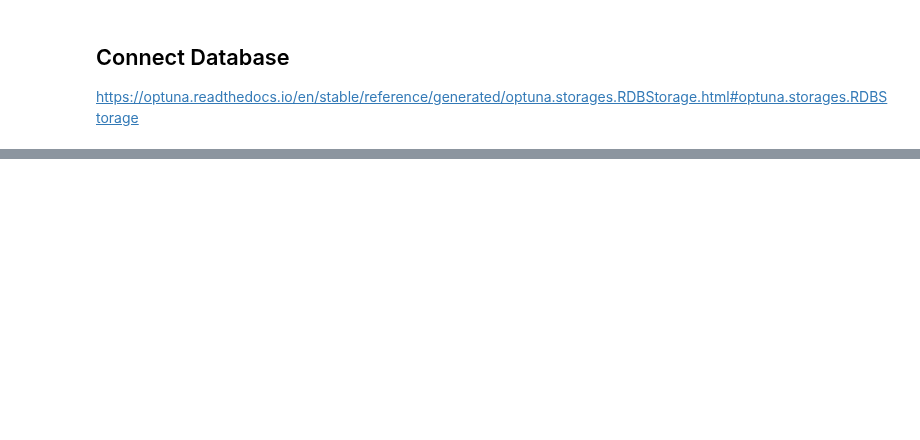
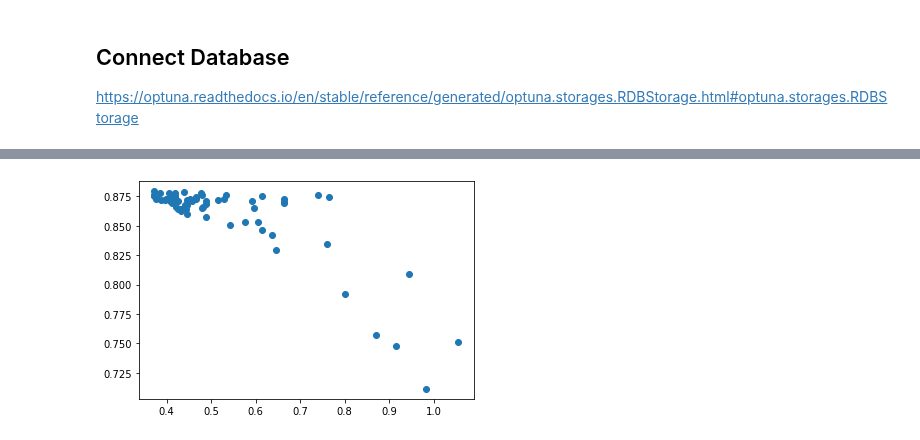
Before and after one commit to goerlitz/nlp-classification, a Jupyter notebook: notebooks/10kGNAD/colab/21d_10kGNAD_optuna_trial_analysis.ipynb, the cells around one changed output, grey strips where cells are left out. Saved outputs shown, nothing was run; the diff lists cells and outputs as text; code cells hidden in the pictures; blank space fills up the shorter version.

```diff
--- a/notebooks/10kGNAD/colab/21d_10kGNAD_optuna_trial_analysis.ipynb
+++ b/notebooks/10kGNAD/colab/21d_10kGNAD_optuna_trial_analysis.ipynb
@@ -76,0 +115,5 @@ fig.show()
+# %%
+import matplotlib.pyplot as plt
+plt.scatter(metrics_df.eval_loss, metrics_df.eval_f1);
+# %% [output]
+[figure, added]
```
Also changed, not shown: parts of 15 cells of this notebook.
